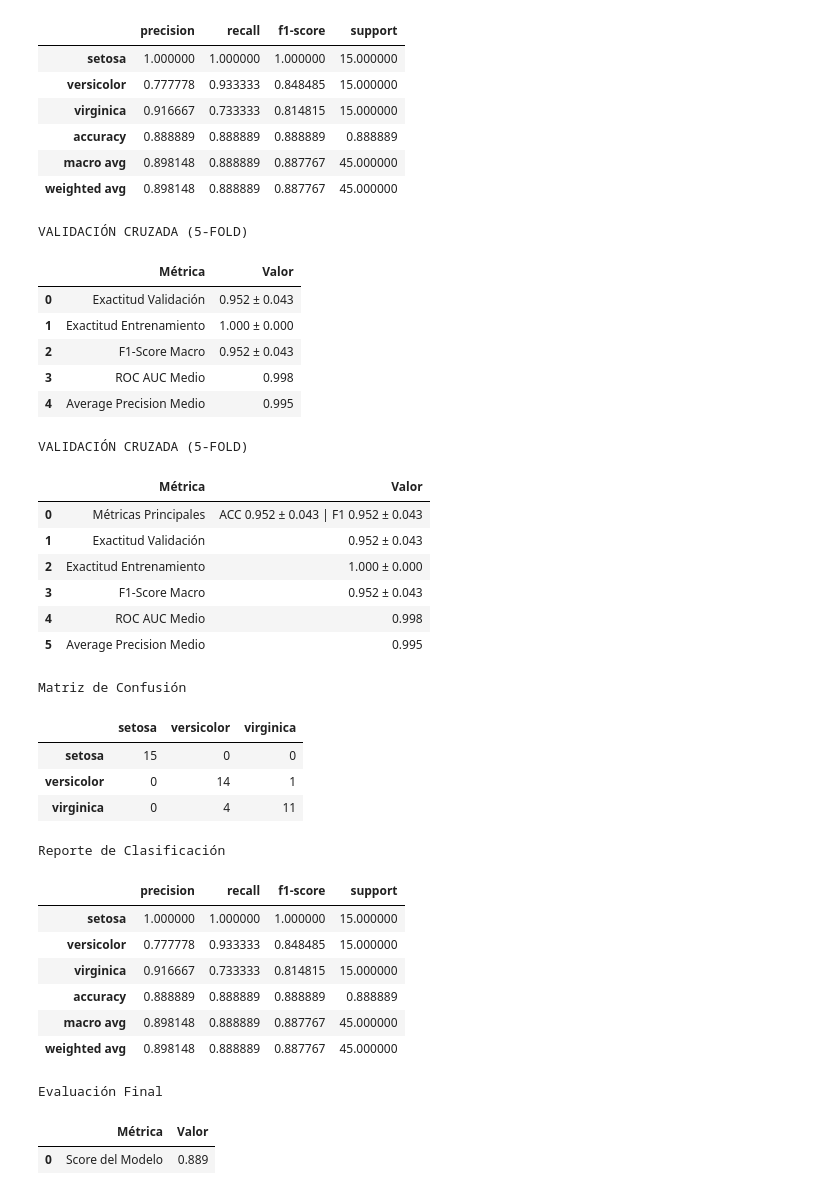
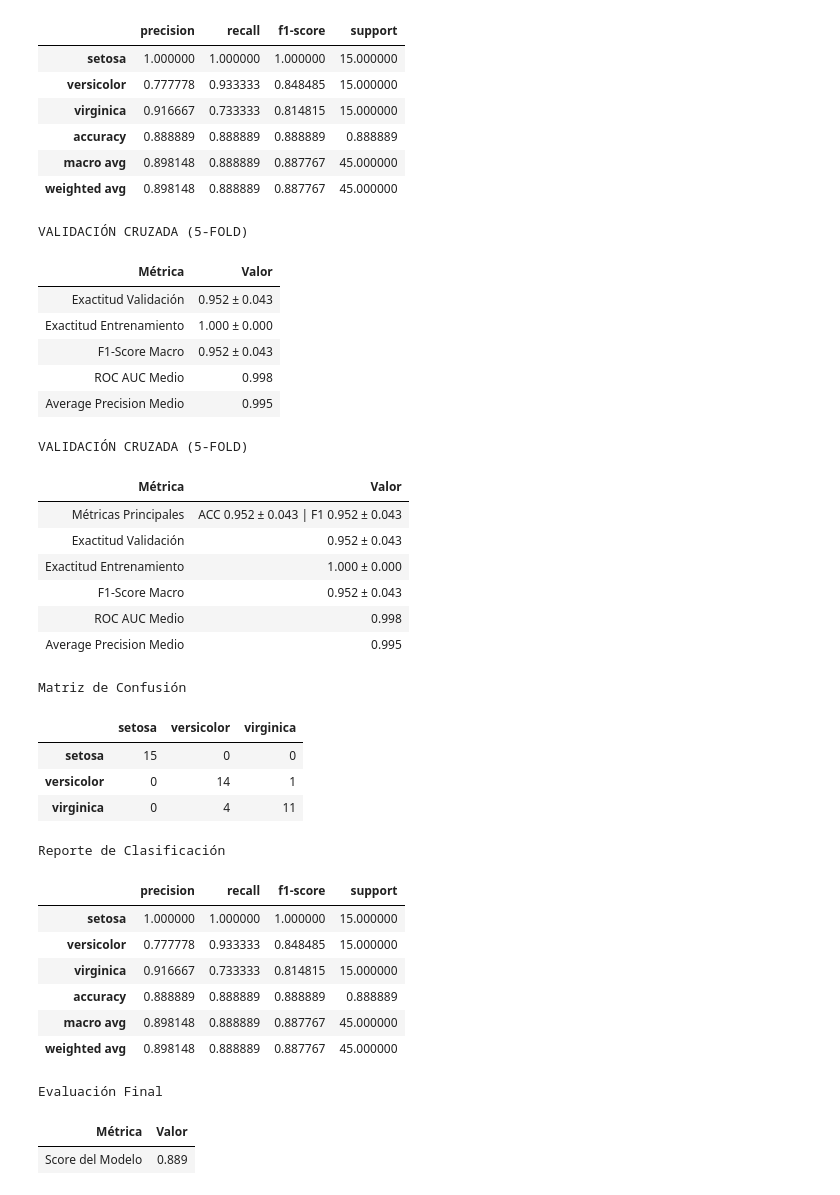
Before and after one commit to abelguevara-upeu/unidad2-datamining, a Jupyter notebook: tarea1/Clasificacion.ipynb, the cells around one changed output. Saved outputs shown, nothing was run; the diff lists cells and outputs as text; code cells hidden in the pictures.

```diff
--- a/tarea1/Clasificacion.ipynb
+++ b/tarea1/Clasificacion.ipynb
@@ -127,44 +127,44 @@ display(pd.DataFrame({
         f"{scores['test_roc_auc'].mean():.3f}",
         f"{scores['test_average_precision'].mean():.3f}"
     ]
-}).style.set_caption("<h3>VALIDACIÓN CRUZADA (5-FOLD)</h3>"))
+}).style.set_caption("<h3>VALIDACIÓN CRUZADA (5-FOLD)</h3>").hide(axis='index'))
 # %% [output]
 VALIDACIÓN CRUZADA (5-FOLD)
-|  | Métrica | Valor |
-| 0 | Exactitud Validación | 0.952 ± 0.043 |
-| 1 | Exactitud Entrenamiento | 1.000 ± 0.000 |
-| 2 | F1-Score Macro | 0.952 ± 0.043 |
-| 3 | ROC AUC Medio | 0.998 |
-| 4 | Average Precision Medio | 0.995 |
+| Métrica | Valor |
+| Exactitud Validación | 0.952 ± 0.043 |
+| Exactitud Entrenamiento | 1.000 ± 0.000 |
+| F1-Score Macro | 0.952 ± 0.043 |
+| ROC AUC Medio | 0.998 |
+| Average Precision Medio | 0.995 |
 # %%
 # Todas las métricas en una sola tabla
 display(pd.DataFrame({
     'Métrica': [
         'Métricas Principales',
         'Exactitud Validación',
         'Exactitud Entrenamiento',
         'F1-Score Macro',
         'ROC AUC Medio',
         'Average Precision Medio'
     ],
     'Valor': [
         f"ACC {scores['test_accuracy'].mean():.3f} ± {scores['test_accuracy'].std():.3f} | F1 {scores['test_f1_macro'].mean():.3f} ± {scores['test_f1_macro'].std():.3f}",
         f"{scores['test_accuracy'].mean():.3f} ± {scores['test_accuracy'].std():.3f}",
         f"{scores['train_accuracy'].mean():.3f} ± {scores['train_accuracy'].std():.3f}",
         f"{scores['test_f1_macro'].mean():.3f} ± {scores['test_f1_macro'].std():.3f}",
         f"{scores['test_roc_auc'].mean():.3f}",
         f"{scores['test_average_precision'].mean():.3f}"
     ]
-}).style.set_caption("<h3>VALIDACIÓN CRUZADA (5-FOLD)</h3>"))
+}).style.set_caption("<h3>VALIDACIÓN CRUZADA (5-FOLD)</h3>").hide(axis='index'))
 # %% [output]
 VALIDACIÓN CRUZADA (5-FOLD)
-|  | Métrica | Valor |
-| 0 | Métricas Principales | ACC 0.952 ± 0.043 | F1 0.952 ± 0.043 |
-| 1 | Exactitud Validación | 0.952 ± 0.043 |
-| 2 | Exactitud Entrenamiento | 1.000 ± 0.000 |
-| 3 | F1-Score Macro | 0.952 ± 0.043 |
-| 4 | ROC AUC Medio | 0.998 |
-| 5 | Average Precision Medio | 0.995 |
+| Métrica | Valor |
+| Métricas Principales | ACC 0.952 ± 0.043 | F1 0.952 ± 0.043 |
+| Exactitud Validación | 0.952 ± 0.043 |
+| Exactitud Entrenamiento | 1.000 ± 0.000 |
+| F1-Score Macro | 0.952 ± 0.043 |
+| ROC AUC Medio | 0.998 |
+| Average Precision Medio | 0.995 |
 # %%
 # 6) Probar (con el conjunto de test)
 y_pred = bosque.predict(X_test)
@@ -184,7 +184,7 @@ display(pd.DataFrame(
 display(pd.DataFrame({
     'Métrica': ['Score del Modelo'],
     'Valor': [f"{bosque.score(X_test, y_test):.3f}"]
-}).style.set_caption("<h4>Evaluación Final</h4>"))
+}).style.set_caption("<h4>Evaluación Final</h4>").hide(axis='index'))
 # %% [output]
 Matriz de Confusión
 |  | setosa | versicolor | virginica |
@@ -200,5 +200,5 @@ Reporte de Clasificación
 | macro avg | 0.898148 | 0.888889 | 0.887767 | 45.000000 |
 | weighted avg | 0.898148 | 0.888889 | 0.887767 | 45.000000 |
 Evaluación Final
-|  | Métrica | Valor |
-| 0 | Score del Modelo | 0.889 |
+| Métrica | Valor |
+| Score del Modelo | 0.889 |
```
Also changed, not shown: parts of 3 cells of this notebook.
